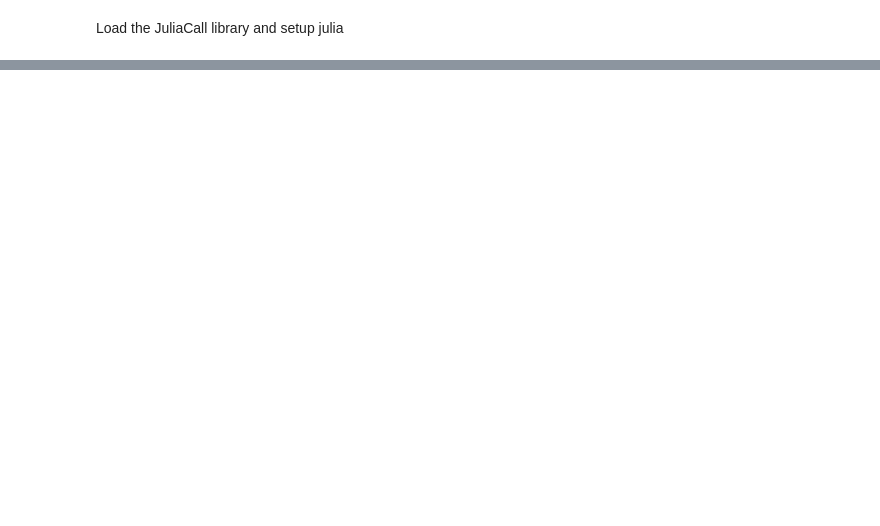
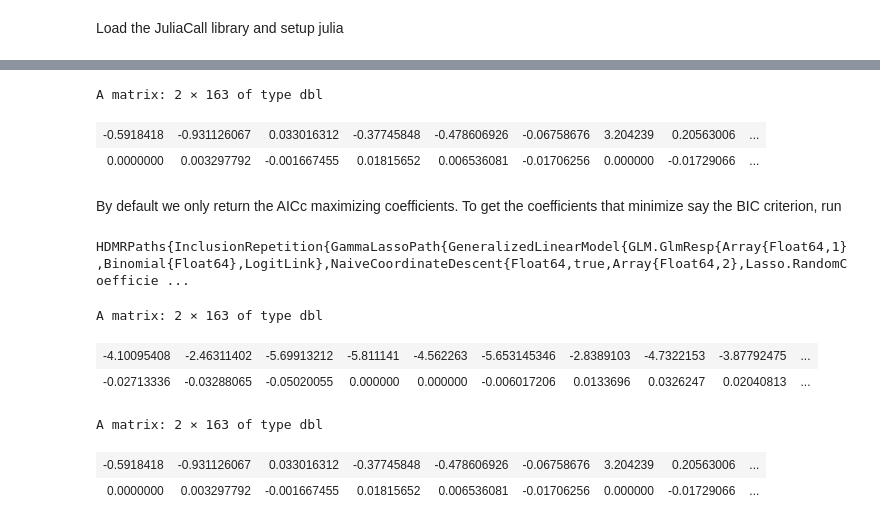
Before and after one commit to AsafManela/HurdleDMR.jl, a Jupyter notebook: docs/src/tutorials/HurdleDMRinR.ipynb, the cells around one changed output, grey strips where cells are left out. Drawn from its saved outputs; the diff is of its cells as text; code cells hidden in the pictures; blank space fills up the shorter version.

```diff
--- a/docs/src/tutorials/HurdleDMRinR.ipynb
+++ b/docs/src/tutorials/HurdleDMRinR.ipynb
@@ -317,0 +238,28 @@ Please reference the paper for additional details and example applications.
+# %%
+coefszero
+# %% [output]
+A matrix: 2 × 163 of type dbl
+| -0.5918418 | -0.931126067 | 0.033016312 | -0.37745848 | -0.478606926 | -0.06758676 | 3.204239 | 0.20563006 | ... |
+| 0.0000000 | 0.003297792 | -0.001667455 | 0.01815652 | 0.006536081 | -0.01706256 | 0.000000 | -0.01729066 | ... |
+# %% [markdown]
+By default we only return the AICc maximizing coefficients.
+To get the coefficients that minimize say the BIC criterion, run
+# %%
+jl$command("paths = hdmrpaths(jcovars, jcounts)")
+cm <- jl$eval("coef(paths, MinBIC())")
+coefspos <- cm[1] # repetition
+coefszero <- cm[2] # inclusion
+# %% [output]
+HDMRPaths{InclusionRepetition{GammaLassoPath{GeneralizedLinearModel{GLM.GlmResp{Array{Float64,1},Binomial{Float64},LogitLink},NaiveCoordinateDescent{Float64,true,Array{Float64,2},Lasso.RandomCoefficie ...
+# %%
+coefspos
+# %% [output]
+A matrix: 2 × 163 of type dbl
+| -4.10095408 | -2.46311402 | -5.69913212 | -5.811141 | -4.562263 | -5.653145346 | -2.8389103 | -4.7322153 | -3.87792475 | ... |
+| -0.02713336 | -0.03288065 | -0.05020055 | 0.000000 | 0.000000 | -0.006017206 | 0.0133696 | 0.0326247 | 0.02040813 | ... |
+# %%
+coefszero
+# %% [output]
+A matrix: 2 × 163 of type dbl
+| -0.5918418 | -0.931126067 | 0.033016312 | -0.37745848 | -0.478606926 | -0.06758676 | 3.204239 | 0.20563006 | ... |
+| 0.0000000 | 0.003297792 | -0.001667455 | 0.01815652 | 0.006536081 | -0.01706256 | 0.000000 | -0.01729066 | ... |
```
Also changed, not shown: parts of 105 cells of this notebook, 6 other files.
